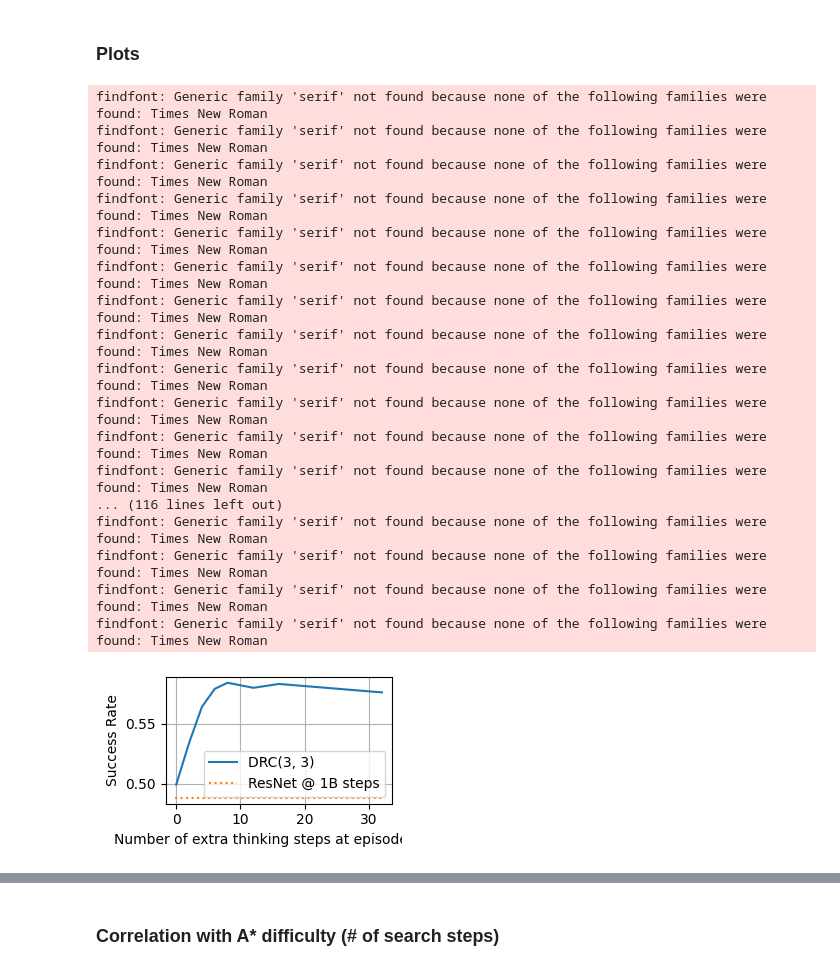
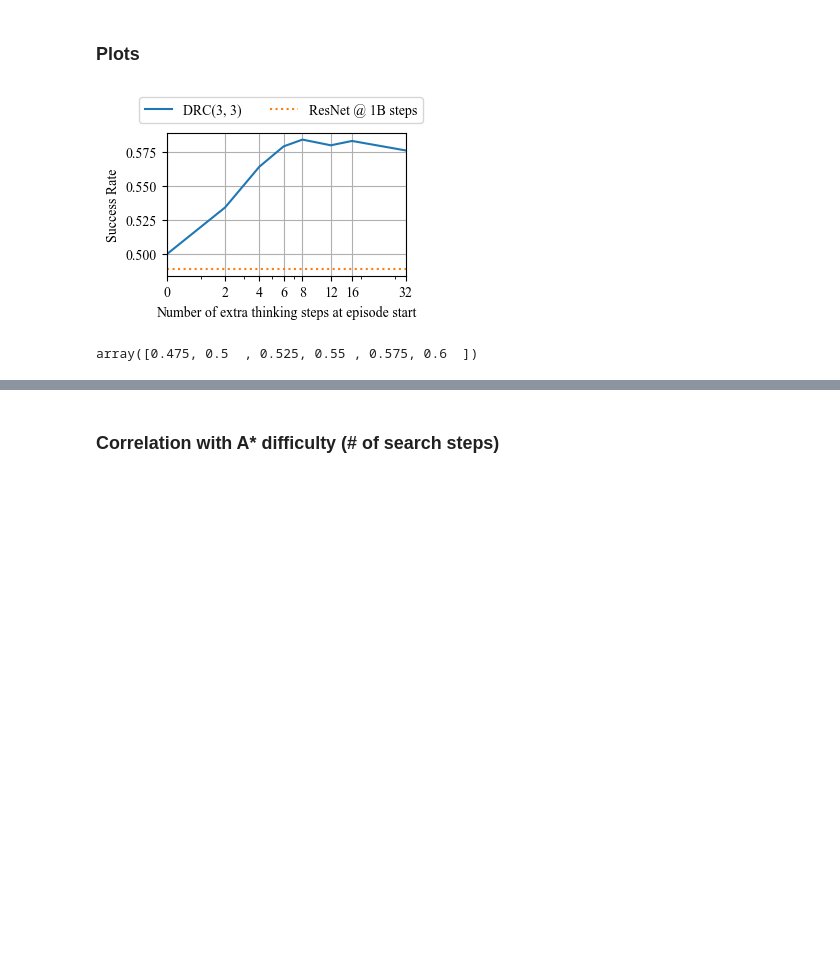
Before and after one commit to AlignmentResearch/train-learned-planner, a Jupyter notebook: cleanba/notebooks/behavioral_analysis.ipynb, the cells around one changed output, grey strips where cells are left out. Saved outputs shown, nothing was run; the diff lists cells and outputs as text; code cells hidden in the pictures; blank space fills up the shorter version.

```diff
--- a/cleanba/notebooks/behavioral_analysis.ipynb
+++ b/cleanba/notebooks/behavioral_analysis.ipynb
@@ -267,7 +262,7 @@ val_med_env_cfg
 # %% [output]
 EvalConfig(env=BoxobanConfig(max_episode_steps=120, num_envs=100, seed=42, min_episode_steps=120, tinyworld_obs=True, tinyworld_render=False, terminate_on_first_box=False, reward_finished=10.0, reward ...
 # %%
-base_path = pathlib.Path("/training/cleanba/logs/data/latest")
+base_path = pathlib.Path("data/latest")
 if not (base_path / "val_log_dict.pkl").exists():
     base_path.mkdir(parents=True, exist_ok=True)
     # path = pathlib.Path("/training/cleanba/044-more-planners/wandb/run-20240506_043059-6zhw6cw1/local-files/cp_208000000")
@@ -331,8 +326,12 @@ val_log_dict
  '32_num_episodes': 5000}
 # %%
 # resnet baseline
-baseline_250m = (0.2592, 100.4244, -5.101439999999986)
-baseline_1t = (0.4884, 84.5022, -0.6328199999999904)
+
+baseline_250m_val = (0.2592, 100.4244, -5.101439999999986)
+baseline_1b_val = (0.4884, 84.5022, -0.6328199999999904)
+
+baseline_250m_unfil = (0.9072, 41.1814, 8.75226)
+baseline_1b_unfil = (0.9584, 36.583, 9.8457)
 # %%
 num_levels = len(val_all_episode_info[0]["episode_successes"])
 improved_level_list = []
@@ -431,55 +444,47 @@ Same return & solve & 28.96 \\
 # %%
 # solves vs steps_to_think
 
 env_names = ["valid_medium"] + (["unfiltered"] if unfil else [])
 for i, log_dict in enumerate([val_log_dict] + ([unfil_log_dict] if unfil else [])):
     episode_successes = [log_dict[f"{step:02d}_episode_successes"] for step in steps_to_think]
     episode_returns = [log_dict[f"{step:02d}_episode_returns"] for step in steps_to_think]
 
-    fig, ax1 = plt.subplots()
+    fig, ax1 = plt.subplots(figsize=(3.25, 2.3))
     ax1.grid(True)
     ax1.set_xlabel('Number of extra thinking steps at episode start')
     ax1.set_ylabel('Success Rate')
-    # add legend DRC
-    ax1.plot(steps_to_think, episode_successes, color="C0", label="DRC(3, 3)")
+    x_steps_to_think = np.array(steps_to_think) + 2
+    ax1.plot(x_steps_to_think, episode_successes, color="C0", label="DRC(3, 3)")
     ax1.tick_params(axis='y')
 
     # ax2 = ax1.twinx()
 
     # color = 'tab:red'
     # ax2.set_ylabel('episode_returns', color=color)
     # ax2.plot(steps_to_think, episode_returns, color=color)
     # ax2.tick_params(axis='y', labelcolor=color)
     x_min = 0.04
     x_max = 1 - x_min
-    ax1.axhline(baseline_1t[0], x_min, x_max, color="C1", linestyle='dotted', label="ResNet @ 1B steps")
-    # ax1.axhline(baseline_250m[0], x_min, x_max, color='red', linestyle='dotted', label="ResNet @ 250M step")
+    ax1.axhline(baseline_1b_val[0], color="C1", linestyle='dotted', label="ResNet @ 1B steps")
+    # ax1.axhline(baseline_250m_val[0], x_min, x_max, color='red', linestyle='dotted', label="ResNet @ 250M step")
 
-    plt.legend()
+    ax1.set_xscale('log')
 
-    fig.tight_layout()
-    # plt.title()
+    ax1.set_xlim(x_steps_to_think[0], x_steps_to_think[-1])
+    ax1.xaxis.set_major_formatter(ticker.FuncFormatter(lambda x, pos: '{0:g}'.format(x-2)))
+    ax1.xaxis.set_major_locator(ticker.FixedLocator(x_steps_to_think))
+    ax1.get_xaxis().set_minor_formatter(matplotlib.ticker.NullFormatter())
+    ax1.legend(bbox_to_anchor=(1.1, 1.4, -0.0, -0.1), ncol=2)
+
     plt.savefig(plots_dir / f"success_vs_steps_to_think_{env_names[i]}.pdf", format="pdf")
     plt.show()
 # %% [output]
-findfont: Generic family 'serif' not found because none of the following families were found: Times New Roman
-findfont: Generic family 'serif' not found because none of the following families were found: Times New Roman
-findfont: Generic family 'serif' not found because none of the following families were found: Times New Roman
-findfont: Generic family 'serif' not found because none of the following families were found: Times New Roman
-findfont: Generic family 'serif' not found because none of the following families were found: Times New Roman
-findfont: Generic family 'serif' not found because none of the following families were found: Times New Roman
-findfont: Generic family 'serif' not found because none of the following families were found: Times New Roman
-findfont: Generic family 'serif' not found because none of the following families were found: Times New Roman
-findfont: Generic family 'serif' not found because none of the following families were found: Times New Roman
-findfont: Generic family 'serif' not found because none of the following families were found: Times New Roman
-findfont: Generic family 'serif' not found because none of the following families were found: Times New Roman
-findfont: Generic family 'serif' not found because none of the following families were found: Times New Roman
-... (116 lines left out)
-findfont: Generic family 'serif' not found because none of the following families were found: Times New Roman
-findfont: Generic family 'serif' not found because none of the following families were found: Times New Roman
-findfont: Generic family 'serif' not found because none of the following families were found: Times New Roman
-findfont: Generic family 'serif' not found because none of the following families were found: Times New Roman
-[figure, old version]
+[figure, new version]
+# %%
+# ax1.get_yticks()
+ax1.set_yticks
+# %% [output]
+array([0.475, 0.5  , 0.525, 0.55 , 0.575, 0.6  ])
 # %%
 # Time to place boxes vs steps to think
 reward_for_placing_box = 0.9
```
Also changed, not shown: parts of 15 cells of this notebook.
